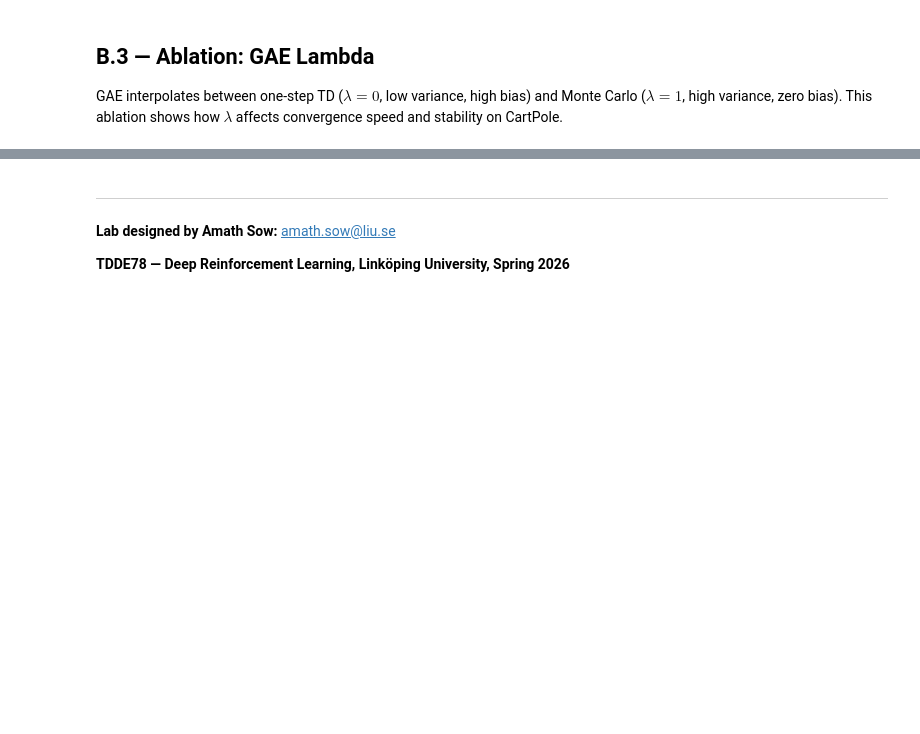
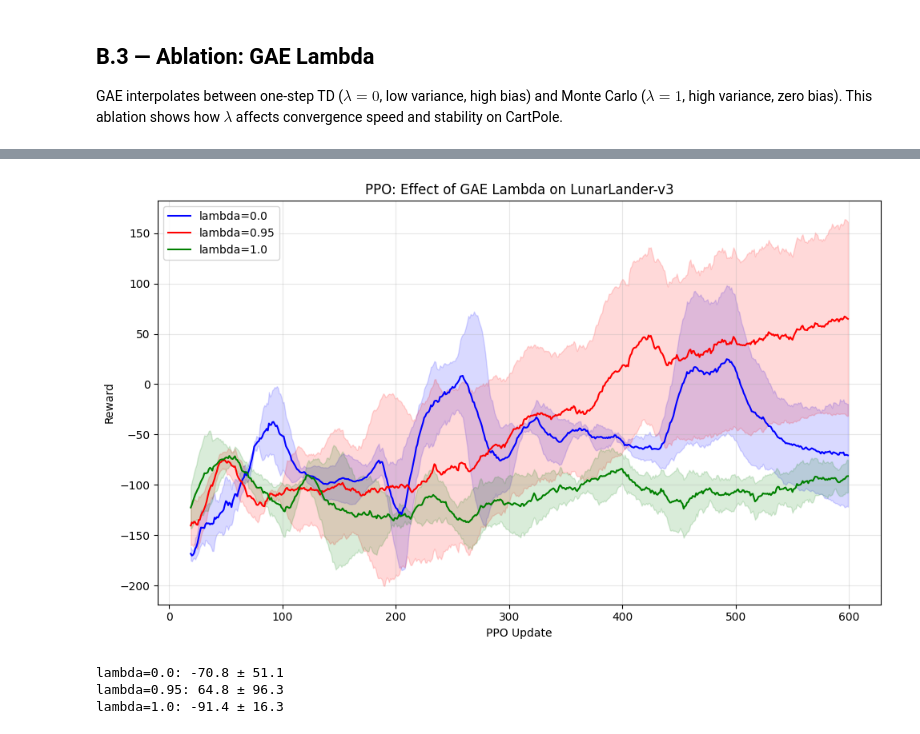
Before and after one commit to tiantian-l/tdde78, a Jupyter notebook: labs/lab2_policy_gradient/solution/lab2_pg_solution.ipynb, the cells around one changed output, grey strips where cells are left out. Drawn from its saved outputs; the diff is of its cells as text; code cells hidden in the pictures; blank space fills up the shorter version.

```diff
--- a/labs/lab2_policy_gradient/solution/lab2_pg_solution.ipynb
+++ b/labs/lab2_policy_gradient/solution/lab2_pg_solution.ipynb
@@ -360,7 +362,7 @@ def train_reinforce(env_name='CartPole-v1', num_episodes=600, lr=1e-3,
         solve_threshold (float): Stop early when avg reward (last 100 eps) >= this.
 
     Returns:
-        dict with keys: episode_rewards, pg_losses, value_losses, agent
+        dict with keys: episode_rewards, episode_lengths, pg_losses, value_losses, agent
     """
     set_seed(seed)
     env = gym.make(env_name)
@@ -370,7 +372,7 @@ def train_reinforce(env_name='CartPole-v1', num_episodes=600, lr=1e-3,
     agent = REINFORCEAgent(state_dim, action_dim, lr=lr, gamma=gamma,
                            use_baseline=use_baseline, value_coef=value_coef, seed=seed)
 
-    episode_rewards, pg_losses, value_losses = [], [], []
+    episode_rewards, episode_lengths, pg_losses, value_losses = [], [], [], []
 
     for episode in range(num_episodes):
         obs, _ = env.reset(seed=seed + episode)
@@ -390,6 +392,7 @@ def train_reinforce(env_name='CartPole-v1', num_episodes=600, lr=1e-3,
 
         pg_loss, val_loss = agent.update(states, actions, rewards)
         episode_rewards.append(episode_reward)
+        episode_lengths.append(len(rewards))
         pg_losses.append(pg_loss)
         value_losses.append(val_loss)
 
@@ -406,8 +409,8 @@ def train_reinforce(env_name='CartPole-v1', num_episodes=600, lr=1e-3,
                 break
 
     env.close()
-    return {'episode_rewards': episode_rewards, 'pg_losses': pg_losses,
-            'value_losses': value_losses, 'agent': agent}
+    return {'episode_rewards': episode_rewards, 'episode_lengths': episode_lengths,
+            'pg_losses': pg_losses, 'value_losses': value_losses, 'agent': agent}
 
 
 def evaluate_ppo(agent, env, num_episodes=5, seed=0):
@@ -801,20 +796,19 @@ seeds = [42, 123, 456]
 gae_lambdas = [0.0, 0.95, 1.0]  # TD (high bias), default, MC (no bias)
 
 # No solve_threshold here — we want to see the full learning curve for each lambda.
-# n_epochs=4 (standard) is important: with n_epochs=10, V shifts too much per update,
-# making lambda=0 (pure TD, uses current V) look better than lambda=0.95 artificially.
 gae_results = {}
 for lam in gae_lambdas:
     gae_results[f'lambda={lam}'] = [
-        train_ppo(env_name='CartPole-v1', num_updates=600, n_steps=2048, seed=s,
+        train_ppo(env_name='LunarLander-v3', num_updates=600, n_steps=2048, seed=s,
                   gae_lambda=lam, lr=3e-4, clip_eps=0.2, n_epochs=4,
                   batch_size=64, entropy_coef=0.01)
         for s in seeds
     ]
 
-plot_comparison(gae_results, title='PPO: Effect of GAE Lambda on CartPole-v1',
+plot_comparison(gae_results, title='PPO: Effect of GAE Lambda on LunarLander-v3',
                 window=20, x_label='PPO Update', reward_key='update_rewards')
 
 for name, results_list in gae_results.items():
     final = [np.mean(r['update_rewards'][-20:]) for r in results_list]
     print(f'{name}: {np.mean(final):.1f} ± {np.std(final):.1f}')
+# %% [output]
@@ -821,6 +832,4 @@ for name, results_list in gae_results.items():
+[figure, added]
+lambda=0.0: -70.8 ± 51.1
+lambda=0.95: 64.8 ± 96.3
+lambda=1.0: -91.4 ± 16.3
-# %% [markdown]
----
-
-**Lab designed by Amath Sow:** amath.sow@liu.se
-
-**TDDE78 — Deep Reinforcement Learning, Linköping University, Spring 2026**
```
Also changed, not shown: parts of 12 cells of this notebook, 13 other files.
